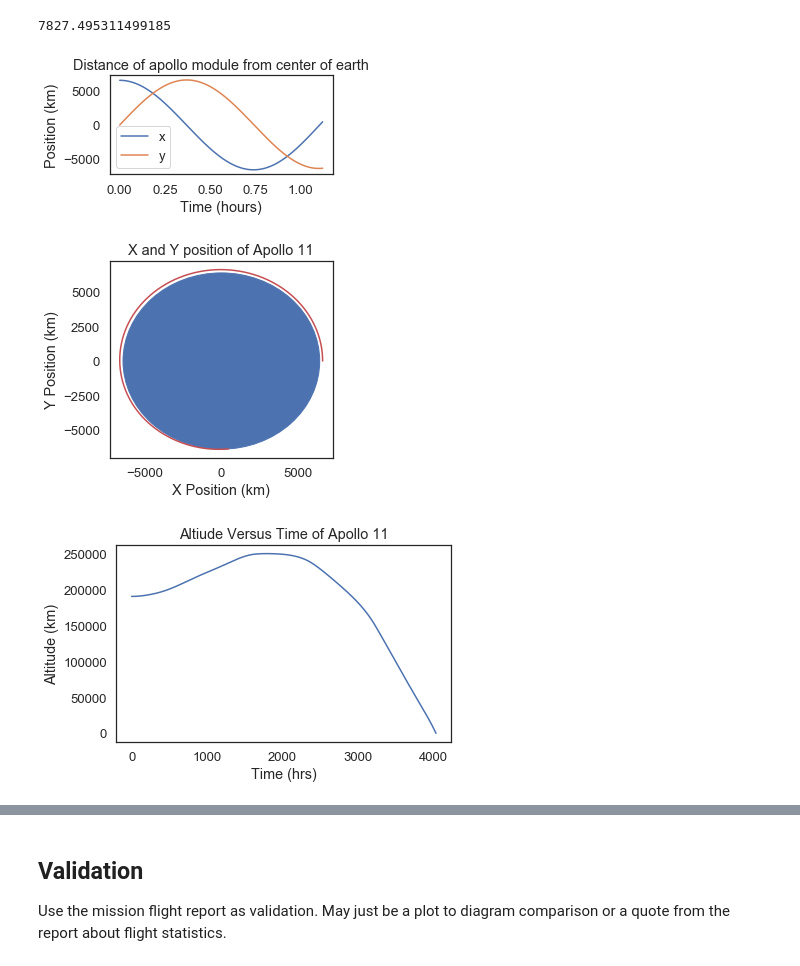
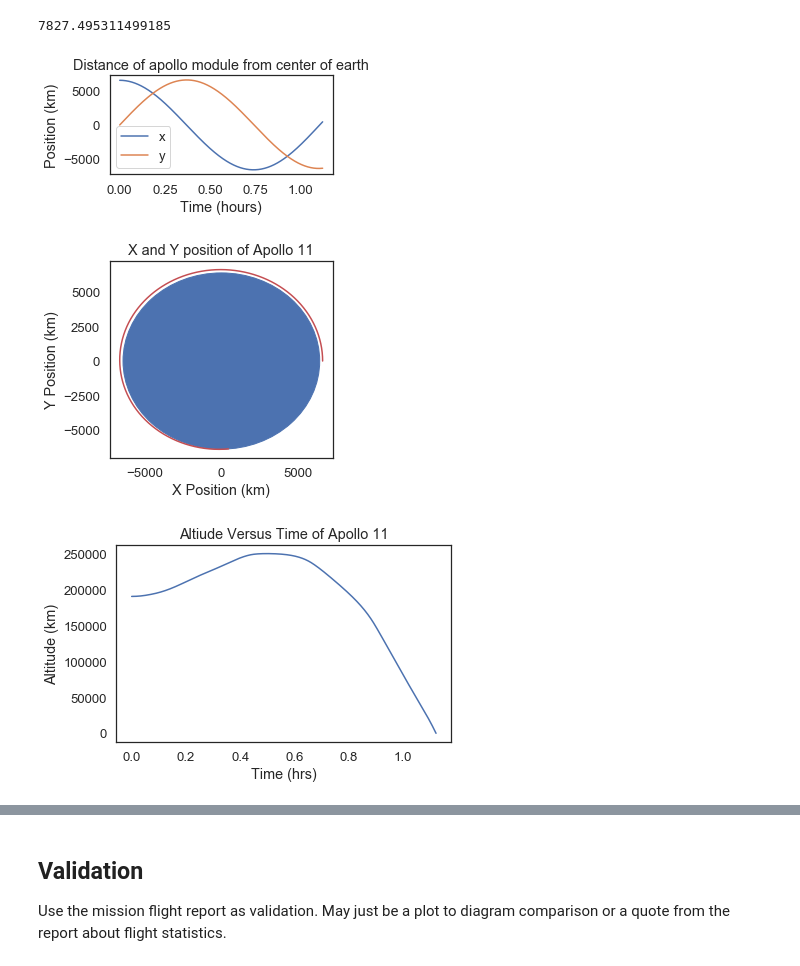
Before and after one commit to Inkering/orbiter, a Jupyter notebook: DieterOrbiter.ipynb, the cells around one changed output, grey strips where cells are left out. Cells and saved outputs as stored; diff of their text form; code cells hidden in the pictures.

```diff
--- a/DieterOrbiter.ipynb
+++ b/DieterOrbiter.ipynb
@@ -223,6 +225,13 @@ def run_simulation():
 # %%
 # find altitude over time
 def get_alt(results):
+    """Given a valid results TimeFrame, assemble a series of altitude values
+
+    velocity: the initial velocity of the spacecraft in meters
+
+
+    returns: TimeSeries
+    """
     alt_tracker = TimeSeries()
 
     for index, row in results.iterrows():
@@ -274,13 +283,13 @@ def plot_orbit(simulation_results, earth, potential_path):
     # plot altitude versus time to show change in alt over time
     fig3 = plt.figure(figsize=(6, 8))
     ax1 = fig3.add_subplot(211)
-    ax1.plot(get_alt(simulation_results), label="altitude")
+    ax1.plot(simulation_results.index / 60 / 60, get_alt(simulation_results), label="altitude")
     ax1.set_ylabel("Altitude (km)")
     ax1.set_xlabel("Time (hrs)")
     ax1.set_title("Altiude Versus Time of Apollo 11")
 
 
-    return fig1, fig2
+    return fig1, fig2, fig3
 # %%
 #results_blah = run_simulation()
 plot1, plot2 = plot_orbit(results, True, True)
@@ -325,5 +320,14 @@ param = Params(r_earth = 6.3781e6 * m,
 # %%
 def run_velocity_varied(velocity, param):
+    """Run the simulation with a specified initial velocity.
+
+    velocity: the initial velocity of the spacecraft in meters
+    params: Params object with r_earth, epo, r_0, x0, y0,
+                vx0, vy0, G, m_earth, m_apollo, t_0, t_end
+
+    returns: results TimeFrame
+    """
+
     params = Params(param, vy0=velocity)
 
     system = make_system(params)
@@ -336,12 +340,17 @@ def run_velocity_varied(velocity, param):
     return results
 # %%
 def error_func(velocity, params):
-    # Before plotting, we run the simulation again with `t_eval`
+    """error function that seeks to optimize for ideal altitude
+
+    velocity: the initial velocity of the spacecraft in meters
+    params: Params object with r_earth, epo, r_0, x0, y0,
+                vx0, vy0, G, m_earth, m_apollo, t_0, t_end
+
+    returns: difference from ideal epo altitude
+    """
 
     results = run_velocity_varied(velocity, params)
-
     alt_series = get_alt(results)
-
     mean_epo = alt_series.mean()
 
     return mean_epo - 190756
@@ -362,9 +371,8 @@ ideal_velocity = res[0]
 7827.495311499185
 # %%
 results = run_velocity_varied(ideal_velocity, params_nodim)
-#results_blah = run_simulation()
-plot1, plot2 = plot_orbit(results, True, True)
+plot1, plot2, plot3 = plot_orbit(results, True, True)
 # %% [output]
 [figure]
 [figure]
-[figure, old version]
+[figure, new version]
```
Also changed, not shown: parts of 9 cells of this notebook.
